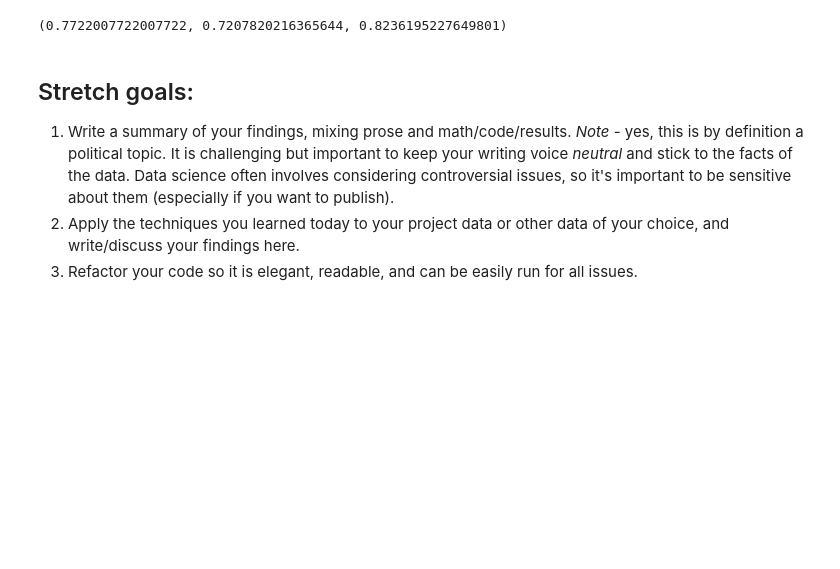
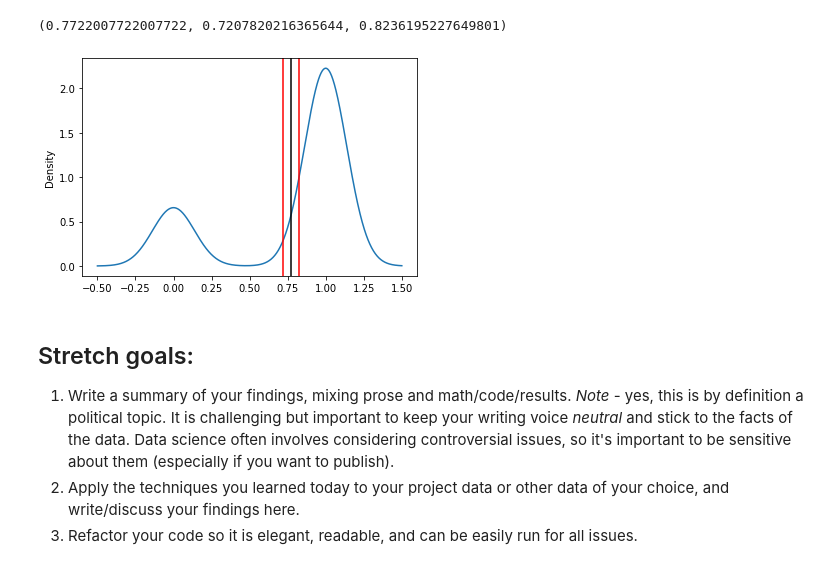
Before and after one commit to manic2man/DS-Unit-1-Sprint-2-Statistics, a Jupyter notebook: module2/LS_DS_122_Sampling_Confidence_Intervals_and_Hypothesis_Testing_Assignment.ipynb, the cells around one changed output. Drawn from its saved outputs; the diff is of its cells as text; code cells hidden in the pictures; blank space fills up the shorter version.

```diff
--- a/module2/LS_DS_122_Sampling_Confidence_Intervals_and_Hypothesis_Testing_Assignment.ipynb
+++ b/module2/LS_DS_122_Sampling_Confidence_Intervals_and_Hypothesis_Testing_Assignment.ipynb
@@ -125,0 +129,12 @@ confidence_interval(dem['anti-satellite-ban'].dropna())
+# %%
+#I tried doing it with seaborn like he did on class but it was just a hot mess
+# It was a lot easier to switch to a different library than fix it
+
+dem['anti-satellite-ban'].plot(kind='kde')
+CI = confidence_interval(dem['anti-satellite-ban'].dropna())
+
+plt.axvline(x=CI[1], color='r')
+plt.axvline(x=CI[2], color='r')
+plt.axvline(x=CI[0], color='k');
+# %% [output]
+[figure, added]
```
Also changed, not shown: parts of 3 cells of this notebook.
